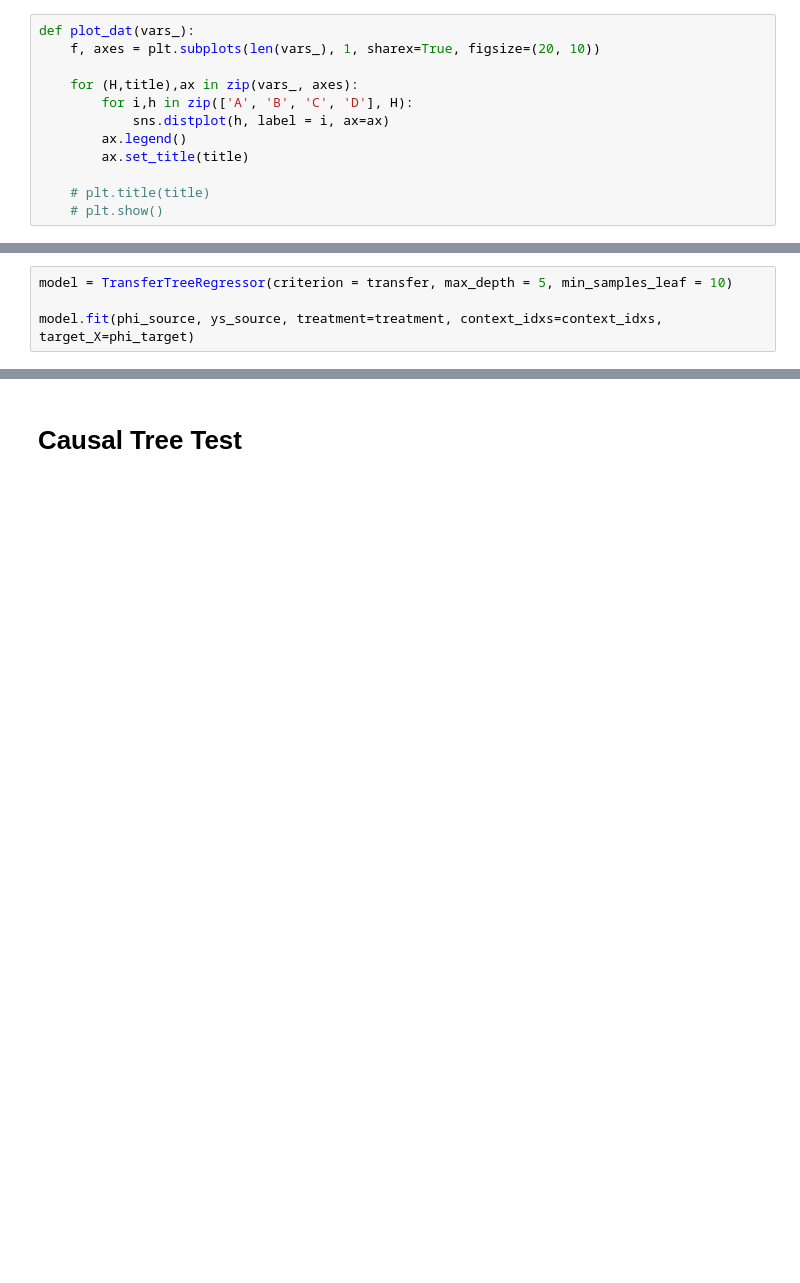
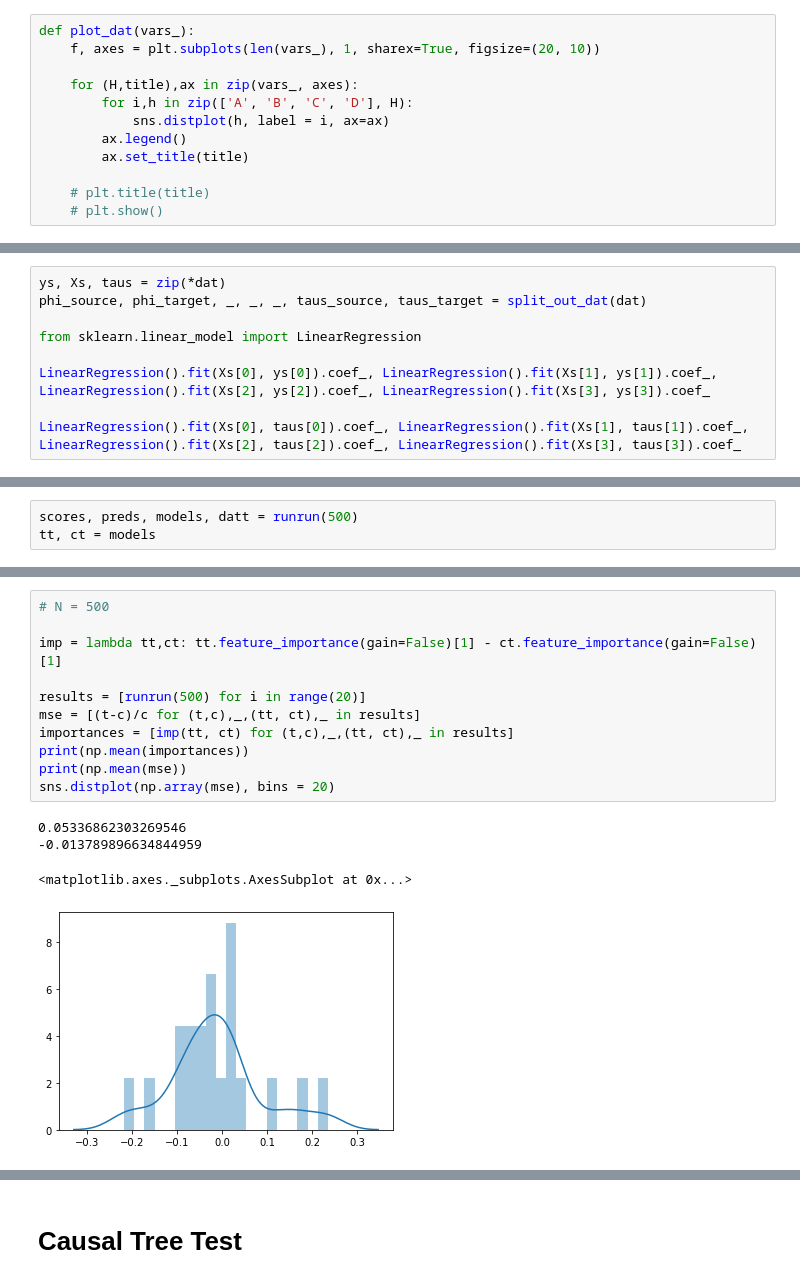
Before and after one commit to nandanrao/transfer-trees, a Jupyter notebook: simulate.ipynb, the cells around one changed output, grey strips where cells are left out. Drawn from its saved outputs; the diff is of its cells as text; blank space fills up the shorter version.

Commit message:
comparing features, trees, and performance on simpler test set

```diff
--- a/simulate.ipynb
+++ b/simulate.ipynb
@@ -187,4 +84,0 @@ context_idxs = np.array([j for i,_ in enumerate(ys[:-1]) for j in [i]*N])
-# %%
-model = TransferTreeRegressor(criterion = transfer, max_depth = 5, min_samples_leaf = 10)
-
-model.fit(phi_source, ys_source, treatment=treatment, context_idxs=context_idxs, target_X=phi_target)
@@ -190,0 +196,9 @@ model.fit(phi_source, ys_source, treatment=treatment, context_idxs=context_idxs,
+# %%
+ys, Xs, taus = zip(*dat)
+phi_source, phi_target, _, _, _, taus_source, taus_target = split_out_dat(dat)
+
+from sklearn.linear_model import LinearRegression
+
+LinearRegression().fit(Xs[0], ys[0]).coef_, LinearRegression().fit(Xs[1], ys[1]).coef_, LinearRegression().fit(Xs[2], ys[2]).coef_, LinearRegression().fit(Xs[3], ys[3]).coef_
+
+LinearRegression().fit(Xs[0], taus[0]).coef_, LinearRegression().fit(Xs[1], taus[1]).coef_, LinearRegression().fit(Xs[2], taus[2]).coef_, LinearRegression().fit(Xs[3], taus[3]).coef_
@@ -190,0 +210,3 @@ model.fit(phi_source, ys_source, treatment=treatment, context_idxs=context_idxs,
+# %%
+scores, preds, models, datt = runrun(500)
+tt, ct = models
@@ -190,0 +259,16 @@ model.fit(phi_source, ys_source, treatment=treatment, context_idxs=context_idxs,
+# %%
+# N = 500
+
+imp = lambda tt,ct: tt.feature_importance(gain=False)[1] - ct.feature_importance(gain=False)[1]
+
+results = [runrun(500) for i in range(20)]
+mse = [(t-c)/c for (t,c),_,(tt, ct),_ in results]
+importances = [imp(tt, ct) for (t,c),_,(tt, ct),_ in results]
+print(np.mean(importances))
+print(np.mean(mse))
+sns.distplot(np.array(mse), bins = 20)
+# %% [output]
+0.05336862303269546
+-0.013789896634844959
+<matplotlib.axes._subplots.AxesSubplot at 0x...>
+[figure, added]
```
Also changed, not shown: parts of 29 cells of this notebook.
